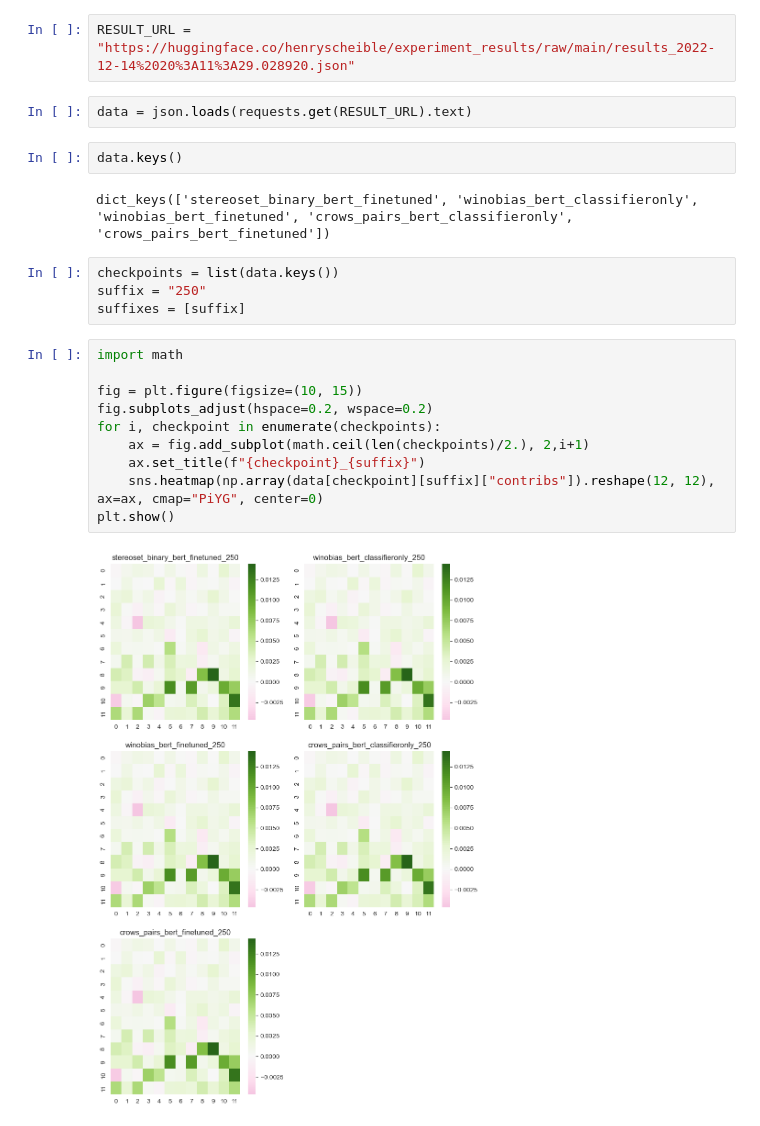
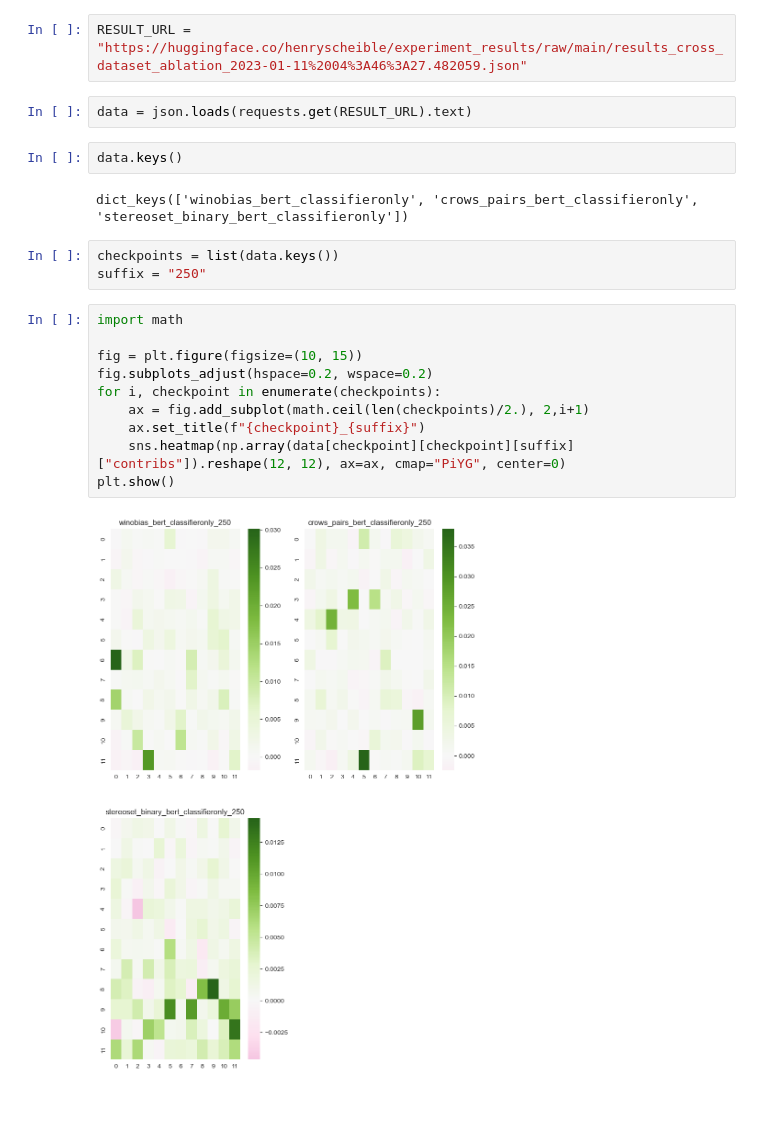
Before and after one commit to henryscheible/nlp-research, a Jupyter notebook: visualizations/cross_dataset_ablation.ipynb, the cells around one changed output. Drawn from its saved outputs; the diff is of its cells as text.

```diff
--- a/visualizations/cross_dataset_ablation.ipynb
+++ b/visualizations/cross_dataset_ablation.ipynb
@@ -7,27 +7,26 @@ import numpy as np
 import pandas as pd
 import itertools
 # %%
-RESULT_URL = "https://huggingface.co/henryscheible/experiment_results/raw/main/results_2022-12-14%2020%3A11%3A29.028920.json"
+RESULT_URL = "https://huggingface.co/henryscheible/experiment_results/raw/main/results_cross_dataset_ablation_2023-01-11%2004%3A46%3A27.482059.json"
 # %%
 data = json.loads(requests.get(RESULT_URL).text)
 # %%
 data.keys()
 # %% [output]
-dict_keys(['stereoset_binary_bert_finetuned', 'winobias_bert_classifieronly', 'winobias_bert_finetuned', 'crows_pairs_bert_classifieronly', 'crows_pairs_bert_finetuned'])
+dict_keys(['winobias_bert_classifieronly', 'crows_pairs_bert_classifieronly', 'stereoset_binary_bert_classifieronly'])
 # %%
 checkpoints = list(data.keys())
 suffix = "250"
-suffixes = [suffix]
 # %%
 import math
 
 fig = plt.figure(figsize=(10, 15))
 fig.subplots_adjust(hspace=0.2, wspace=0.2)
 for i, checkpoint in enumerate(checkpoints):
     ax = fig.add_subplot(math.ceil(len(checkpoints)/2.), 2,i+1)
     ax.set_title(f"{checkpoint}_{suffix}")
-    sns.heatmap(np.array(data[checkpoint][suffix]["contribs"]).reshape(12, 12), ax=ax, cmap="PiYG", center=0)
+    sns.heatmap(np.array(data[checkpoint][checkpoint][suffix]["contribs"]).reshape(12, 12), ax=ax, cmap="PiYG", center=0)
 plt.show()
 # %% [output]
-[figure, old version]
+[figure, new version]
 # %%
```
Also changed, not shown: parts of 1 cell of this notebook, 28 other files.
